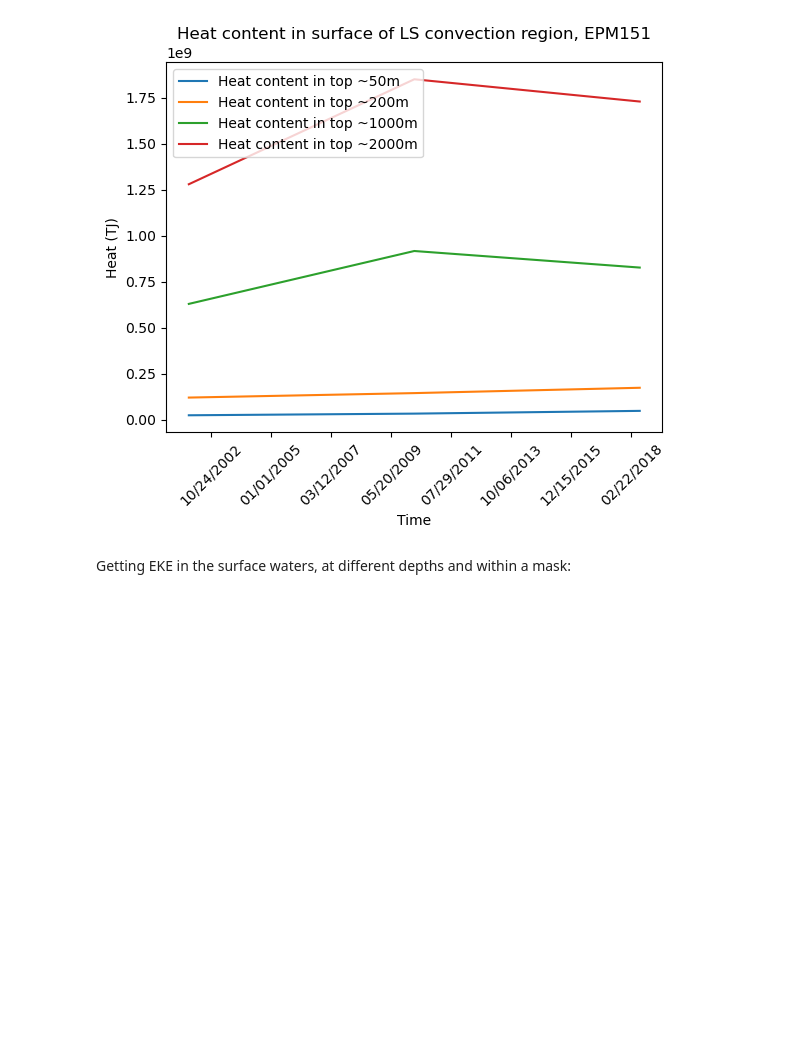
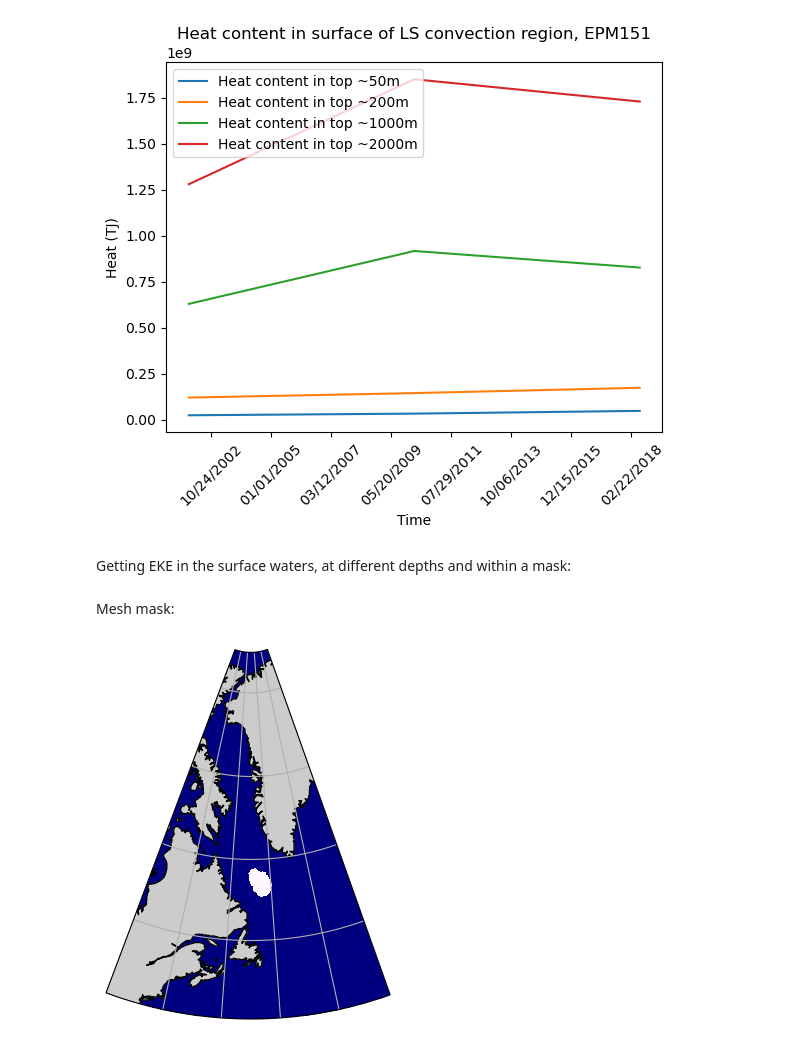
Before and after one commit to rjb641/NEMO-analysis, a Jupyter notebook: basic-model-analysis.ipynb, the cells around one changed output. Cells and saved outputs as stored; diff of their text form; code cells hidden in the pictures; blank space fills up the shorter version.

```diff
--- a/basic-model-analysis.ipynb
+++ b/basic-model-analysis.ipynb
@@ -109,6 +112,8 @@ grid = '/mnt/storage4/tahya/model_files/ANHA4_mesh_mask.nc'
 with xr.open_dataset(grid) as DS:
     e1t = DS.e1t[0,:,:].rename({'y': 'y_grid_T','x': 'x_grid_T'}) #renames dims
     e2t = DS.e2t[0,:,:].rename({'y': 'y_grid_T','x': 'x_grid_T'})
+    lons = np.array(DS.variables['nav_lon'])
+    lats = np.array(DS.variables['nav_lat'])
 
 preprocess_gridT = lambda ds: ds[['e3t','votemper','vosaline','somxl010']] #desired variables
 DS = xr.open_mfdataset(paths_gridT151,preprocess=preprocess_gridT) #opens dataset
@@ -267,3 +272,37 @@ for d in depths: #loops through depths
 
     DS['FW'+str(d)] = DS_d.volT_total - avgS*DS_d.volT_total/refS #FW volume
     DS['volT_total'+str(d)] = DS_d.volT_total
+# %% [markdown]
+Mesh mask:
+# %%
+
+mask_path = '/mnt/storage6/clark/NEMO_meshes/ANHA4/50VerticalLevels/ARGOProfiles_mask.nc'
+grid_path = '/mnt/storage4/tahya/model_files/ANHA4_mesh_mask.nc'
+
+with xr.open_dataset(mask_path) as DS:
+    mask = DS.tmask.fillna(0).to_numpy()
+
+with xr.open_dataset(grid_path) as DS:
+    lons = np.array(DS.variables['nav_lon'])
+    lats = np.array(DS.variables['nav_lat'])
+
+land_50m = feature.NaturalEarthFeature('physical', 'land', '50m',edgecolor='black', facecolor='gray', linewidth=0.5)
+projection=ccrs.AlbersEqualArea(central_longitude=-55, central_latitude=50,standard_parallels=(40,85))
+#fig = plt.figure(figsize=(10, 9))
+ax = plt.subplot(1, 1, 1, projection=projection)
+ax.set_extent([-80, -30, 40, 85], crs=ccrs.PlateCarree())
+ax.add_feature(land_50m, color=[0.8, 0.8, 0.8])
+ax.coastlines(resolution='50m')
+
+vertices = [(lon, 40) for lon in range(-80, -30, 1)] + [(lon, 85) for lon in range(-30, -80, -1)]
+boundary = mpath.Path(vertices)
+ax.set_boundary(boundary, transform=ccrs.PlateCarree())
+
+#ax_cb = plt.axes([0.92, 0.25, 0.015, 0.5])
+p1 = ax.pcolormesh(lons, lats, mask, transform=ccrs.PlateCarree(), cmap='gist_ncar')#, vmin=0, vmax=5)
+#cb = plt.colorbar(p1,cax=ax_cb, orientation='vertical')#
+#cb.ax.set_ylabel('Test')
+ax.gridlines()
+plt.savefig('temp-mask.png')
+# %% [output]
+[figure, added]
```
Also changed, not shown: parts of 8 cells of this notebook, 1 other file.
